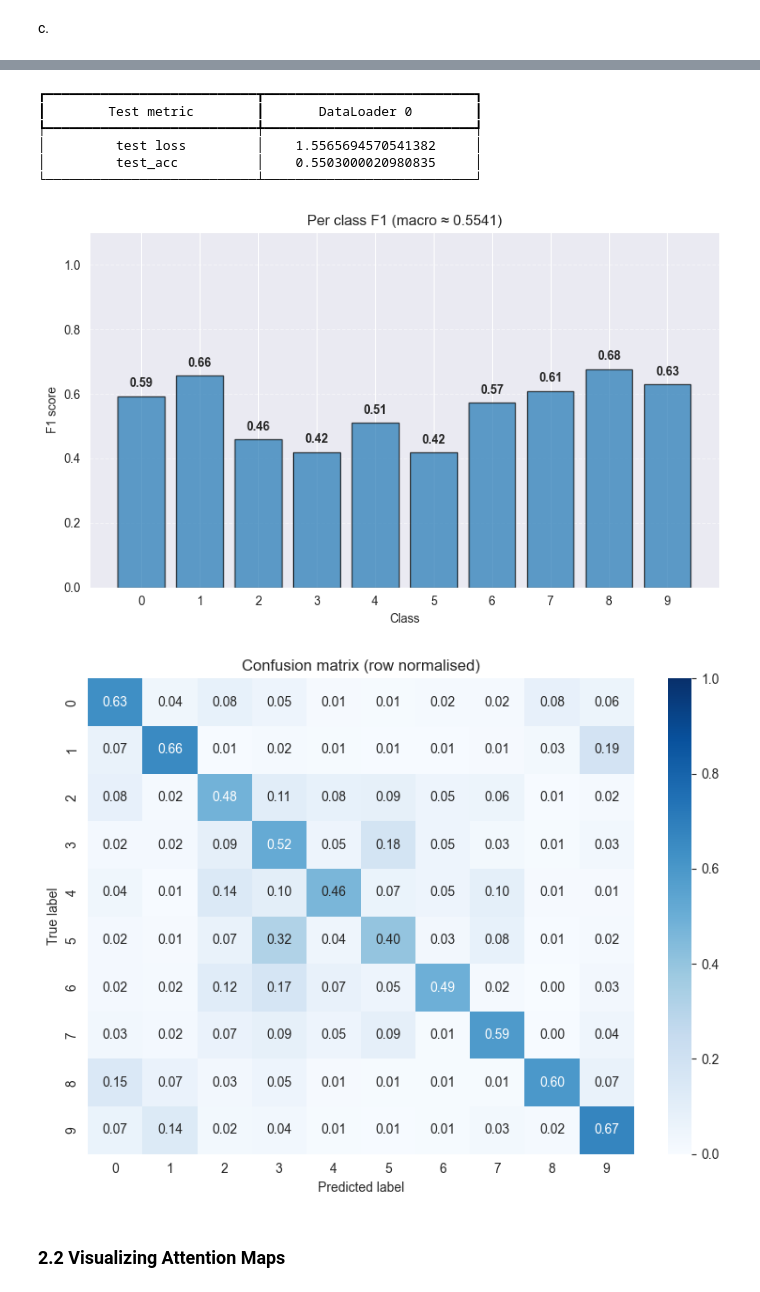
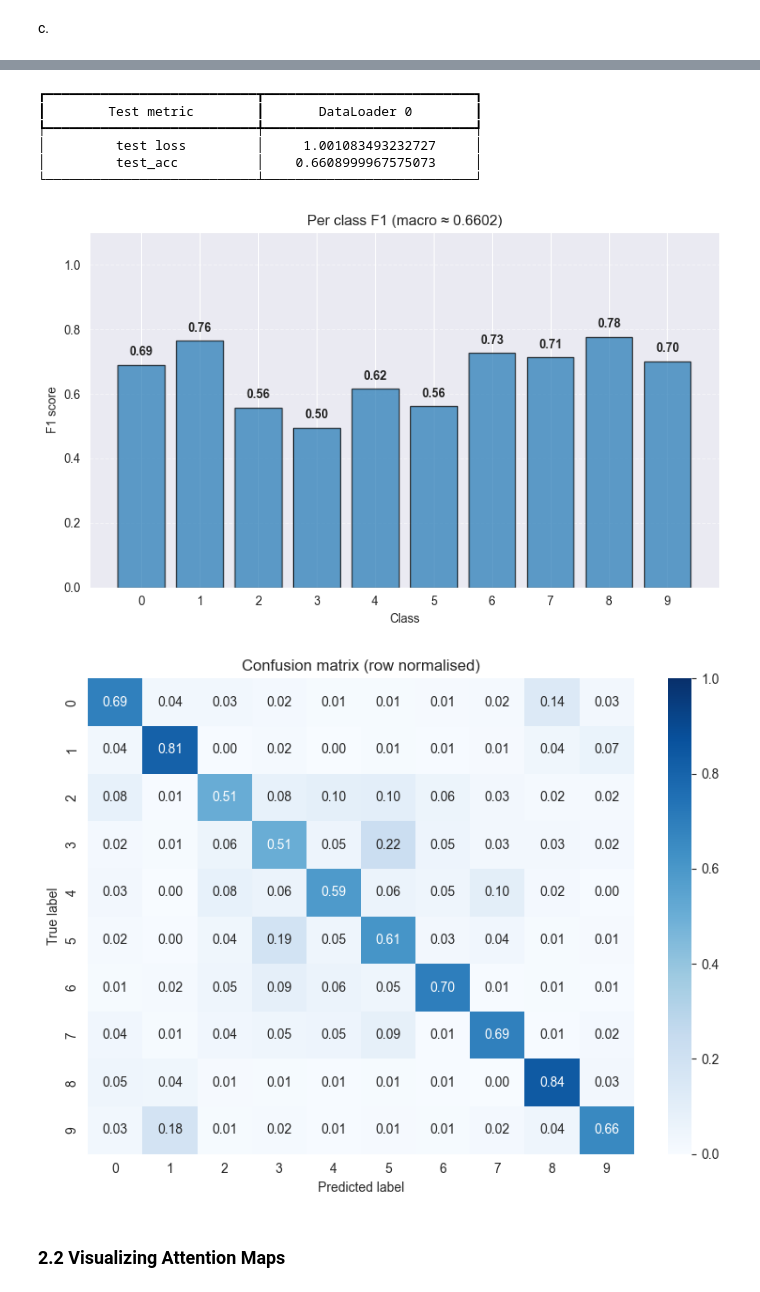
Before and after one commit to amirnadaBGU/deeplearning_hw3, a Jupyter notebook: Assignment3.ipynb, the cells around one changed output, grey strips where cells are left out. Saved outputs shown, nothing was run; the diff lists cells and outputs as text; code cells hidden in the pictures.

```diff
--- a/Assignment3.ipynb
+++ b/Assignment3.ipynb
@@ -1087,17 +1095,25 @@ Epoch 3, global step 1408: 'validation loss' reached 1.09970 (best 1.09970), sav
+# %%
+vit_train = True
+trainer.fit(model,train_loader,validation_loader)
 # %% [markdown]
 c.
 # %%
 # 🔍 Evaluate
-best_model = ViTLightningModule.load_from_checkpoint(checkpoint_callback.best_model_path)
+
+if vit_train:
+    best_model = ViTLightningModule.load_from_checkpoint(checkpoint_callback.best_model_path)
+else:
+    best_model = ViTLightningModule.load_from_checkpoint("C:/Users/ndvam/PycharmProjects/deeplearning_hw3/vit_cifar10_best.ckpt")
 
 trainer.validate(model=best_model,dataloaders=validation_loader)
 
-trainer.test(model, dataloaders=test_loader)
+trainer.test(model=best_model, dataloaders=test_loader)
 
 #Show F1 score and confusion matrix you can do it in def on_test_epoch_end(self): and log it to wandb
 
-# 💾 Save the model in thr last epoch if saved by metric
-trainer.save_checkpoint("vit_cifar10_best.ckpt")
-#Show F1 score and confusion matrix you can do it in def on_test_epoch_end(self): and log it to wandb
+if vit_train:
+    # 💾 Save the model in thr last epoch if saved by metric
+    trainer.save_checkpoint("vit_cifar10_best.ckpt")
+    #Show F1 score and confusion matrix you can do it in def on_test_epoch_end(self): and log it to wandb
 # %% [output]
 LOCAL_RANK: 0 - CUDA_VISIBLE_DEVICES: [0]
@@ -1109,11 +1126,11 @@ LOCAL_RANK: 0 - CUDA_VISIBLE_DEVICES: [0]
 └───────────────────────────┴───────────────────────────┘
 LOCAL_RANK: 0 - CUDA_VISIBLE_DEVICES: [0]
 C:\Users\ndvam\anaconda3\Lib\site-packages\pytorch_lightning\trainer\connectors\data_connector.py:425: The 'test_dataloader' does not have many workers which may be a bottleneck. Consider increasing t ...
 ┏━━━━━━━━━━━━━━━━━━━━━━━━━━━┳━━━━━━━━━━━━━━━━━━━━━━━━━━━┓
 ┃        Test metric        ┃       DataLoader 0        ┃
 ┡━━━━━━━━━━━━━━━━━━━━━━━━━━━╇━━━━━━━━━━━━━━━━━━━━━━━━━━━┩
-│         test loss         │    1.5565694570541382     │
-│         test_acc          │    0.5503000020980835     │
+│         test loss         │     1.001083493232727     │
+│         test_acc          │    0.6608999967575073     │
 └───────────────────────────┴───────────────────────────┘
-[figure, old version]
+[figure, new version]
-[figure, old version]
+[figure, new version]
```
Also changed, not shown: parts of 5 cells of this notebook.
